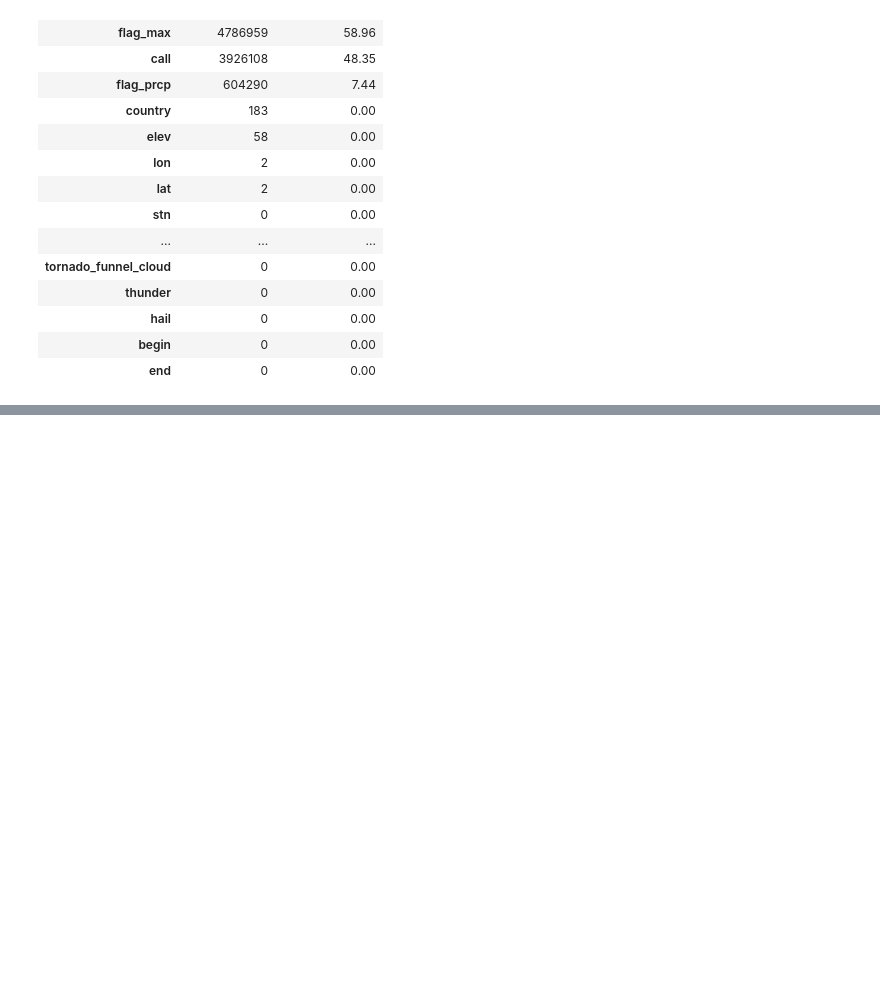
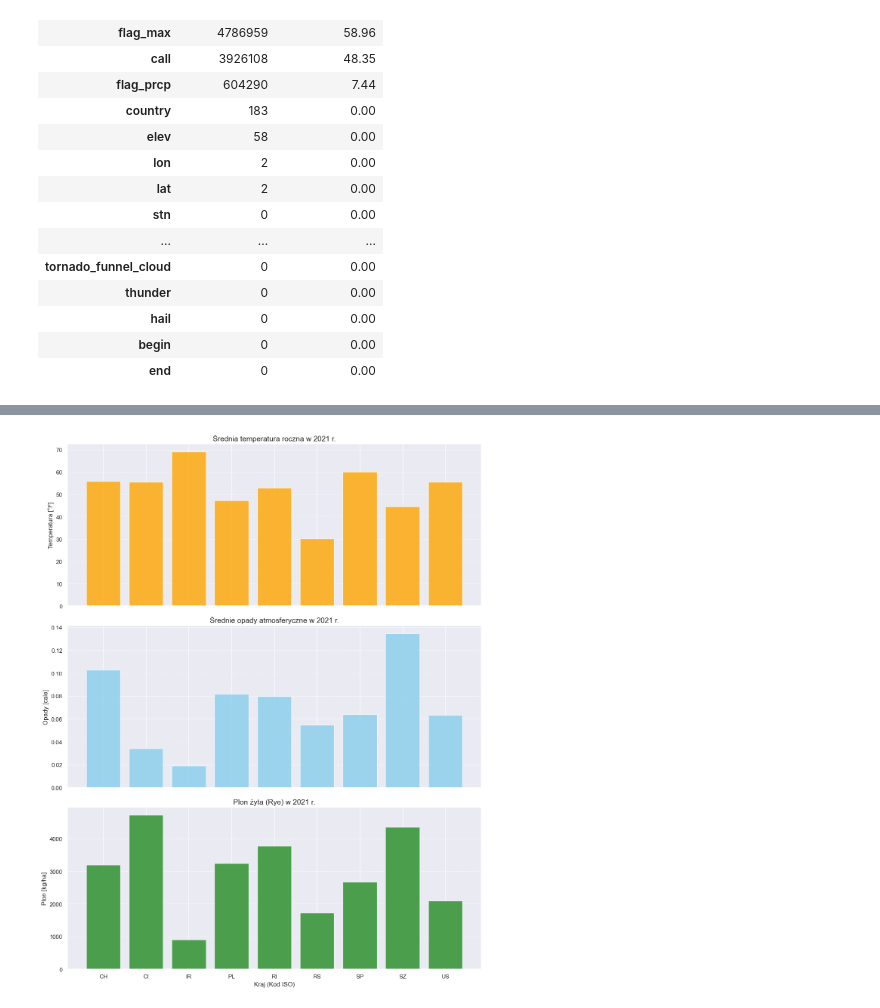
Before and after one commit to awalicki/Big_Data, a Jupyter notebook: Walicki_Dziuba_ZD2.ipynb, the cells around one changed output, grey strips where cells are left out. Drawn from its saved outputs; the diff is of its cells as text; code cells hidden in the pictures; blank space fills up the shorter version.

```diff
--- a/Walicki_Dziuba_ZD2.ipynb
+++ b/Walicki_Dziuba_ZD2.ipynb
@@ -305,0 +308,87 @@ if "prcp" in data.columns:
+# %%
+# Obliczenia statystyczne (m.in. średnia, mediana, moda, odchylenie standardowe) pozwalają na zrozumienie rozkładu danych oraz na identyfikację ewentualnych anomalii lub nietypowych wartości.
+
+# 4.1. średnia temperatura, opady i prędkość wiatru dla co najmniej 10 wybranych krajów lub stacji w wybranym miesiącu,
+
+
+# "PL": "Poland",
+# "QA": "Qatar",
+# "RI": "Serbia",
+# "SP": "Spain",
+# "SZ": "Switzerland",
+# 'IR': 'iran (islamic republic of)',
+# "US": "United States of America",
+# 'ch': 'china, mainland',
+# "CI": "Chile",
+# "RS": "Russian Federation",
+
+countries_to_check = ["PL", "QA", "RI", "SP", "SZ", "IR", "US", "CH", "CI", "RS"]
+
+df_lip = data[(data['month'] == 7) & (data['country'].isin(countries_to_check))]
+df_4_1 = df_lip.groupby('country')[['temp', 'prcp', 'wdsp']].mean().reset_index()
+
+print(f"\n4.1. Średnie wartości dla lipca\n {df_4_1}:")
+
+# 4.2. średnia zmiana temperatury i opadów dla co najmniej 10 wybranych krajów lub stacji w wybranym miesiącu,
+
+data = data.sort_values(['stn', 'date'])
+data['temp_change'] = data.groupby('stn')['temp'].diff()
+data['prcp_change'] = data.groupby('stn')['prcp'].diff()
+
+df_4_2 = df_lip.groupby('country')[['temp_change', 'prcp_change']].mean().reset_index()
+
+print(f"\n4.2. Średnia dzienna zmiana w lipcu :\n{df_4_2}:")
+
+
+# 4.3. mediana temperatury, opadów i prędkości wiatru dla co najmniej 10 wybranych krajów lub stacji w wybranym miesiącu,
+df_4_3 = df_lip.groupby('country')[['temp', 'prcp', 'wdsp']].median().reset_index()
+
+print(f"\n4.3. Mediana wartości dla lipca \n{df_4_3}:")
+
+# 4.4. odchylenie standardowe temperatury, opadów i prędkości wiatru,
+df_4_4 = df_lip[['temp', 'prcp', 'wdsp']].std()
+print(f"\n4.4. Odchylenie standardowe: \n{df_4_4}:")
+
+# 4.5. minimalna, średnia i maksymalna temperatury, opadów i prędkości wiatru dla co najmniej 10 wybranych krajów,
+df_4_5 = df_lip.groupby('country').agg({
+    'temp': ['min', 'mean', 'max'],
+    'prcp': ['min', 'mean', 'max'],
+    'wdsp': ['min', 'mean', 'max']
+})
+print(f"\n4.5. Zestawienie Min/Średnia/Max: \n{df_4_5}:")
+
+
+# Skorzystaj ze swojego połączonego zbioru danych (pogoda + rolnictwo) i oblicz średnią temperaturę oraz sumę opadów w wybranym roku dla co najmniej 10 krajów, a następnie porównaj te wartości z produkcją lub plonem wybranej rośliny w tych krajach. Spróbuj ocenić, czy można zauważyć zależność pomiędzy warunkami pogodowymi a produkcją rolną.
+
+df_4_6 = pd.read_csv('df_merged.csv')
+df_4_6 = df_4_6[df_4_6['country'].isin(countries_to_check) & (df_4_6['year'] == 2021) & (df_4_6['Item'] == 'Rye') &
+                (df_4_6['Unit'] == 'kg/ha')]
+sf4_6 = df_4_6.groupby('country')[['temp', 'prcp', 'Value']].mean()
+
+
+# Przygotuj wykresy w celu porównania otrzymanych wyników. Pamiętaj o ich czytelności (typ wykresu, tytuł wykresu, podpisy osi, odpowiednie zakresy osi, itp.). Przeanalizuj otrzymane wizualizacje.
+fig, axes = plt.subplots(3, 1, figsize=(12, 15), sharex=True)
+
+# temp
+axes[0].bar(sf4_6.index, sf4_6['temp'], color='orange', alpha=0.8)
+axes[0].set_title('Średnia temperatura roczna w 2021 r.', fontsize=14)
+axes[0].set_ylabel('Temperatura [°F]', fontsize=12)
+axes[0].grid(axis='y', linestyle='--', alpha=0.7)
+
+# Opady
+axes[1].bar(sf4_6.index, sf4_6['prcp'], color='skyblue', alpha=0.8)
+axes[1].set_title('Średnie opady atmosferyczne w 2021 r.', fontsize=14)
+axes[1].set_ylabel('Opady [cale]', fontsize=12)
+axes[1].grid(axis='y', linestyle='--', alpha=0.7)
+
+#Żyt0
+axes[2].bar(sf4_6.index, sf4_6['Value'], color='forestgreen', alpha=0.8)
+axes[2].set_title('Plon żyta (Rye) w 2021 r.', fontsize=14)
+axes[2].set_ylabel('Plon [kg/ha]', fontsize=12)
+axes[2].set_xlabel('Kraj (Kod ISO)', fontsize=12)
+axes[2].grid(axis='y', linestyle='--', alpha=0.7)
+
+# Dopasowanie układu
+plt.tight_layout()
+plt.show()
+# %% [output]
@@ -305,0 +412 @@ if "prcp" in data.columns:
+[figure, added]
```
Also changed, not shown: parts of 2 cells of this notebook.
